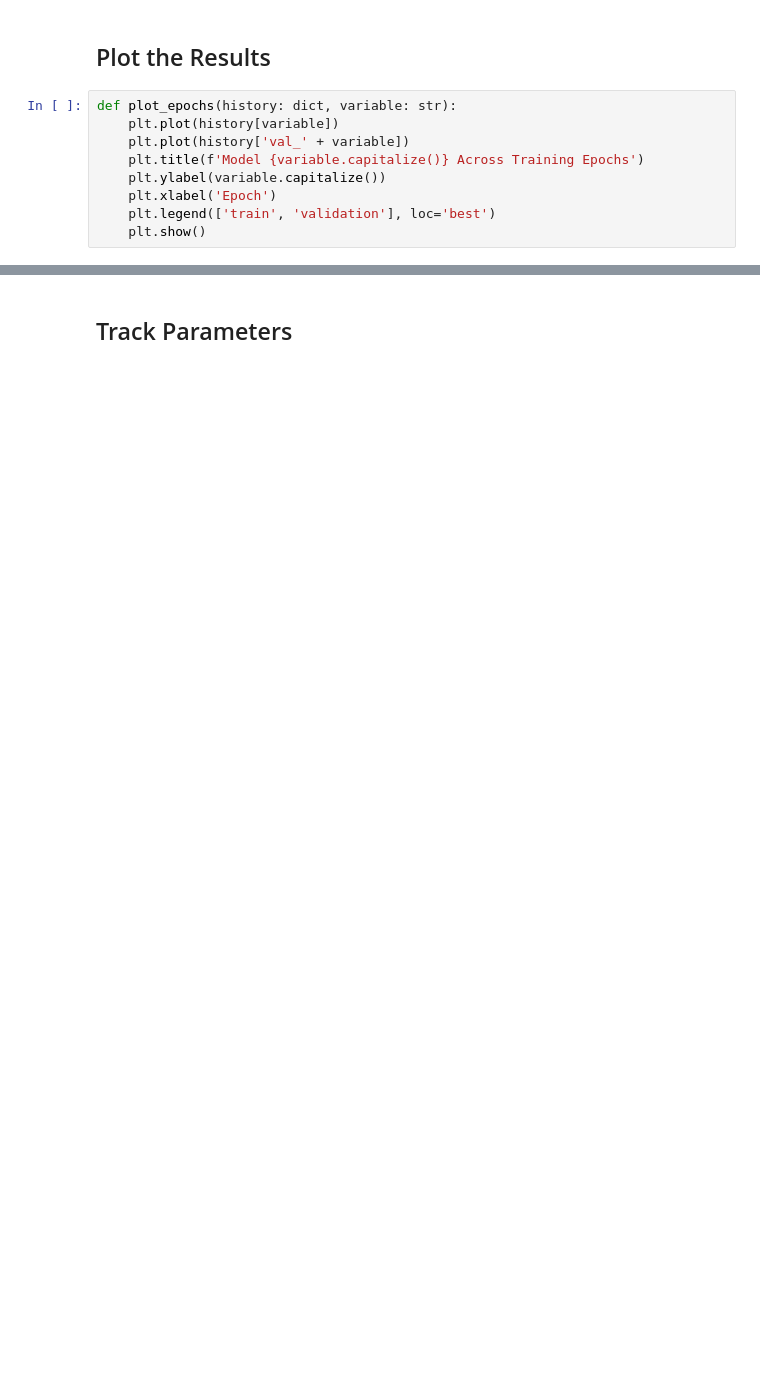
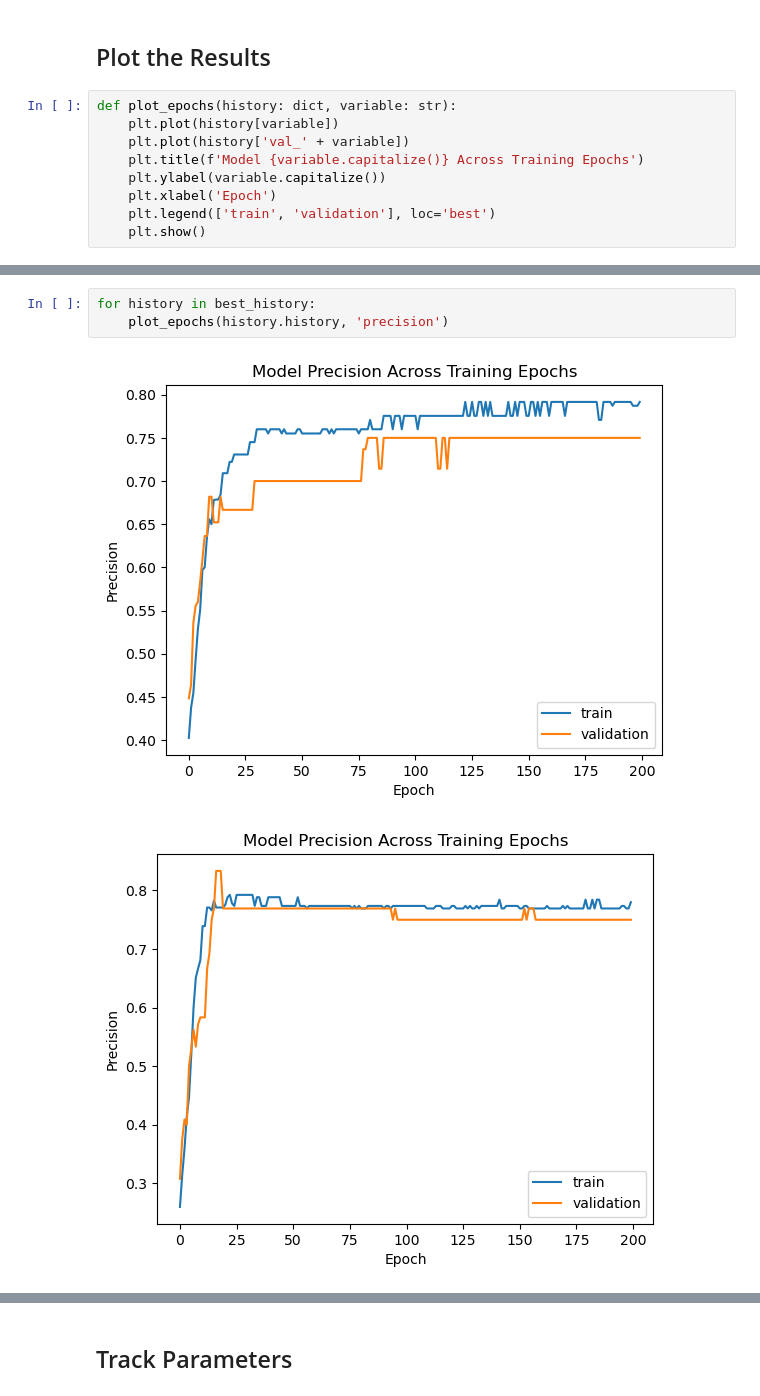
Before and after one commit to ADPriceless/TDA_Asssignment_HeartFailure, a Jupyter notebook: experiment_nn.ipynb, the cells around one changed output, grey strips where cells are left out. Cells and saved outputs as stored; diff of their text form; blank space fills up the shorter version.

```diff
--- a/experiment_nn.ipynb
+++ b/experiment_nn.ipynb
@@ -233,0 +305,6 @@ plot_epochs(history, 'auc')
+# %%
+for history in best_history:
+    plot_epochs(history.history, 'precision')
+# %% [output]
+[figure, added]
+[figure, added]
```
Also changed, not shown: parts of 18 cells of this notebook.
